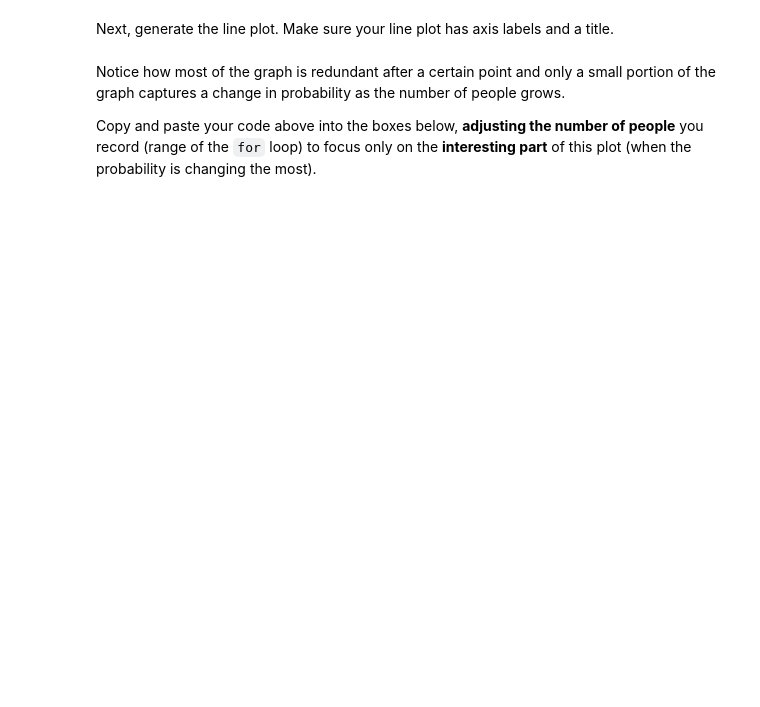
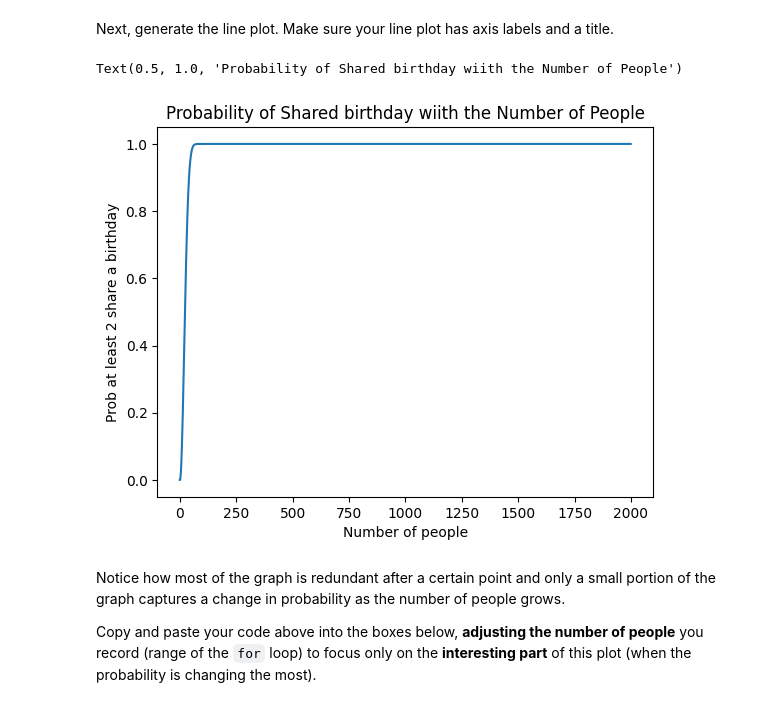
Before and after one commit to JoshuaMorales1245/Personal-Projects, a Jupyter notebook: lab_probability/lab_probability.ipynb, the cells around one changed output. Saved outputs shown, nothing was run; the diff lists cells and outputs as text; code cells hidden in the pictures; blank space fills up the shorter version.

```diff
--- a/lab_probability/lab_probability.ipynb
+++ b/lab_probability/lab_probability.ipynb
@@ -309,0 +378,9 @@ First, create the DataFrame
+# %%
+# Create the DataFrame:
+data = []
+for i in range(2000):
+    people = i
+    d = {"People":people, "P_shared_birthday": P_shared_birthday(people)}
+    data.append(d)
+df_birthday = pd.DataFrame(data)
+df_birthday
@@ -315,3 +403,12 @@ Next, generate the line plot. Make sure your line plot has axis labels and a tit
+# %%
+# line plot
+plt.plot(df_birthday["People"], df_birthday["P_shared_birthday"])
+plt.xlabel("Number of people")
+plt.ylabel("Prob at least 2 share a birthday")
+plt.title("Probability of Shared birthday wiith the Number of People")
+# %% [output]
+Text(0.5, 1.0, 'Probability of Shared birthday wiith the Number of People')
+[figure, added]
 # %% [markdown]
 Notice how most of the graph is redundant after a certain point and only a small portion of the graph captures a change in probability as the number of people grows.
 
```
Also changed, not shown: parts of 43 cells of this notebook, 1 other file.
